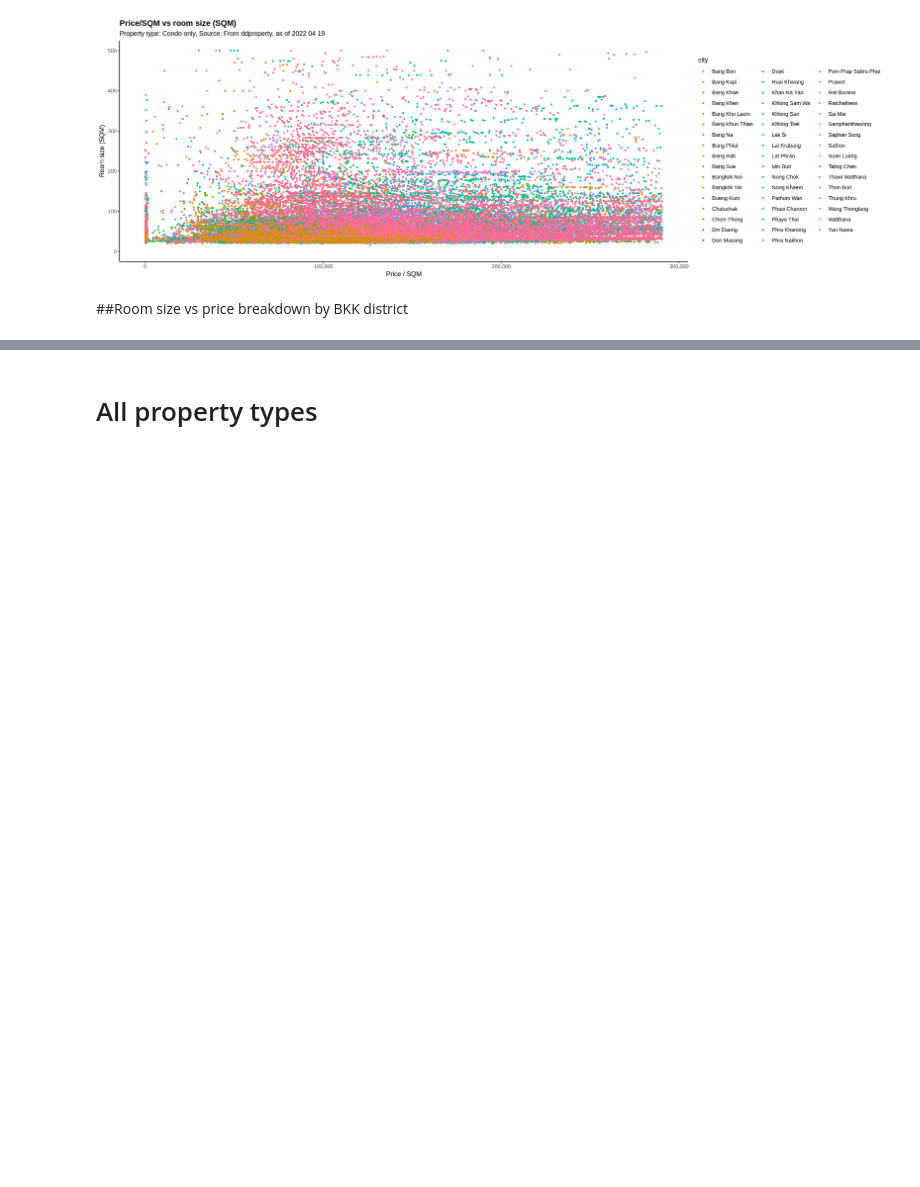
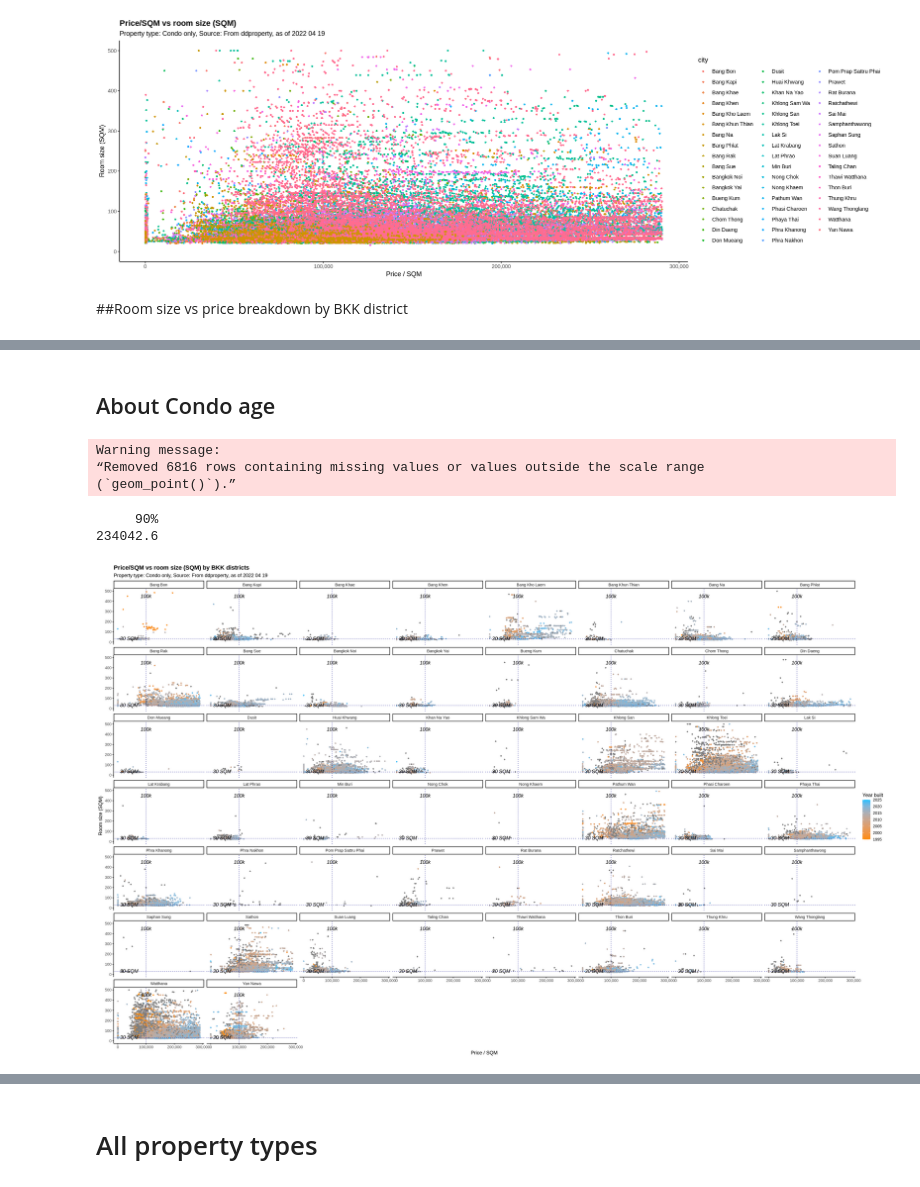
Before and after one commit to kawin-pixel/real_estate_th, a Jupyter notebook: Real_estate_TH_200k.ipynb, the cells around one changed output, grey strips where cells are left out. Cells and saved outputs as stored; diff of their text form; code cells hidden in the pictures; blank space fills up the shorter version.

Commit message:
source: https://www.kaggle.com/datasets/polartech/200k-homes-for-sale-in-thailand

```diff
--- a/Real_estate_TH_200k.ipynb
+++ b/Real_estate_TH_200k.ipynb
@@ -203,0 +177,41 @@ Warning message:
+# %% [markdown]
+## About Condo age
+# %%
+options(repr.plot.width=24, repr.plot.height=15, dpi = 600)
+
+##condo price / sqm in BKK
+ggplot(subset(data, property_type == "Condo" & state == "Bangkok" ), mapping = aes(x = price_sqm_condo, y = living_space,
+                                                                                   fill = built_year)) +
+  geom_point(shape = 21, stroke = NA, alpha = 1) +
+  scale_x_continuous(limits = c(0,290400), ##price quantile 0.95 = 290,400
+                     labels = scales::comma) +
+  scale_y_continuous(limits = c(0,500), ##living space quantile 0.95 = 475
+                     labels = scales::comma) +
+
+  geom_hline(yintercept = 30, color = "darkblue",  linetype = "dotted") +
+  annotate ("text", x = 100000, y = 450, label = "100k", fontface = "italic") +
+
+  geom_vline(xintercept = 100000, color = "darkblue",  linetype = "dotted") +
+  annotate ("text", x = 40000, y = 35, label = "30 SQM", fontface = "italic") +
+
+  scale_fill_gradient(high = "deepskyblue", low = "darkorange",
+                      limits = c(1995,2025))+
+
+  facet_wrap(~ city) +
+  ## theme and label
+  theme_classic() +
+  theme(plot.title = element_text(face = "bold"),
+        element_text(family = "Noto sans")) +
+  labs( x = "Price / SQM",
+        y = "Room size (SQM)",
+        fill = "Year built",
+        title = "Price/SQM vs room size (SQM) by BKK districts",
+        subtitle = "Property type: Condo only, Source: From ddproperty, as of 2022 04 19 ")
+quantile(data$price_sqm_condo, 0.90, na.rm = T)
+# %% [output]
+Warning message:
+“Removed 6816 rows containing missing values or values outside the scale range
+(`geom_point()`).”
+     90%
+234042.6
+[figure, added]
```
Also changed, not shown: parts of 25 cells of this notebook.
